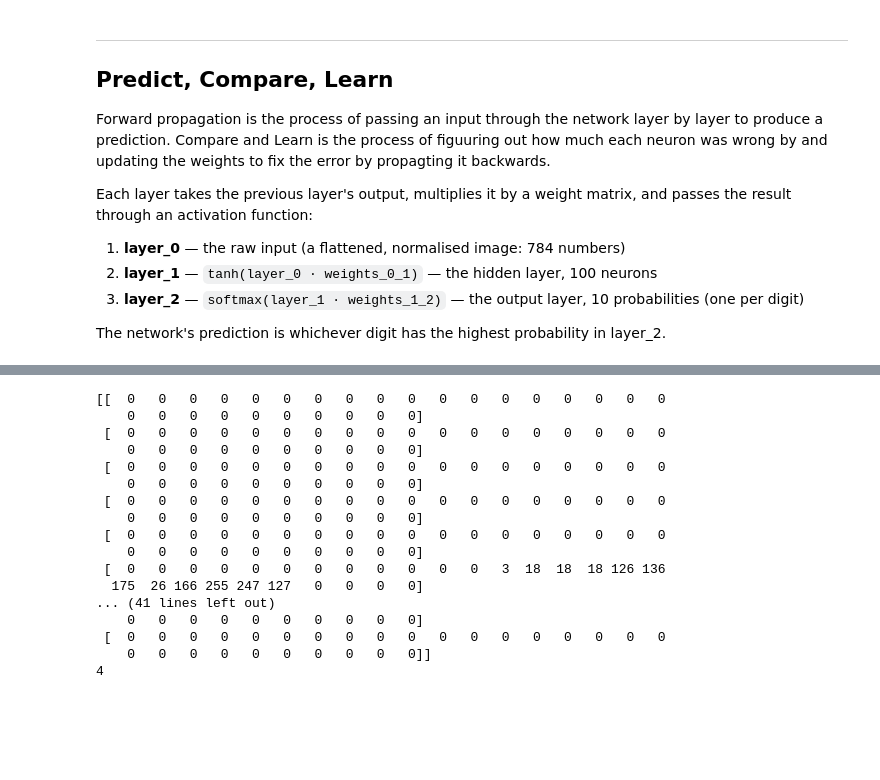
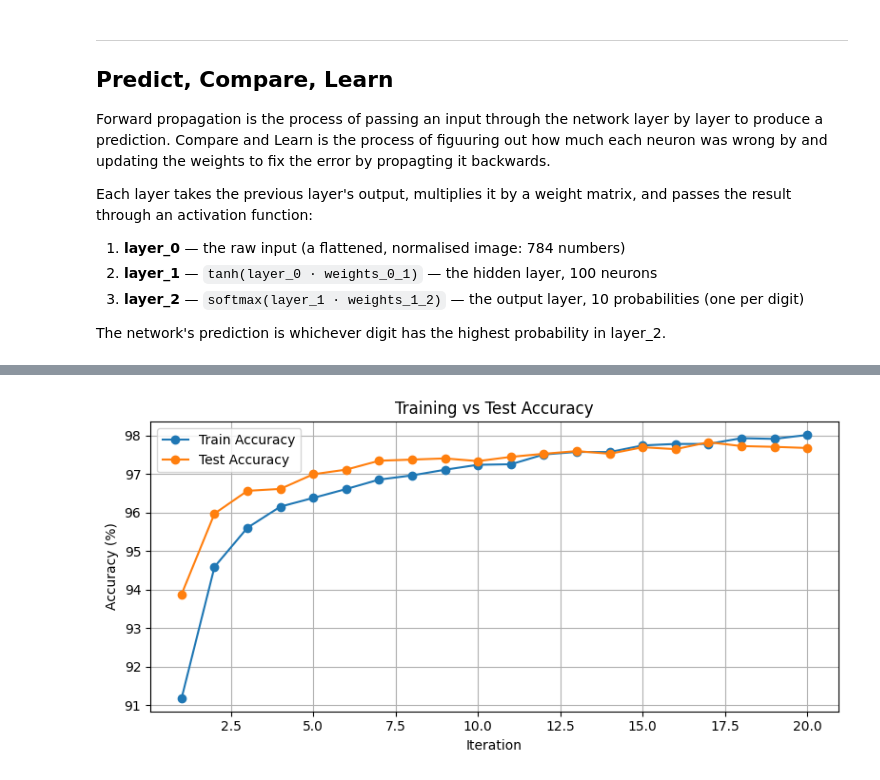
Before and after one commit to JoeHill06/DeepLearningGrokking, a Jupyter notebook: MNIST/main.ipynb, the cells around one changed output, grey strips where cells are left out. Drawn from its saved outputs; the diff is of its cells as text; code cells hidden in the pictures; blank space fills up the shorter version.

```diff
--- a/MNIST/main.ipynb
+++ b/MNIST/main.ipynb
@@ -224,7 +285,7 @@ alpha      = 0.01
 input_size = training_image_height * training_image_width # 784
 hidden_size = 100
 output_size = 10
-iterations = 10
+iterations = 20
 # %% [markdown]
 ---
 ## Activation Functions
@@ -302,8 +363,6 @@ np.random.seed(1)
 
 weights_0_1 = np.random.random((input_size, hidden_size)) * 0.02 - 0.01 # this gives a random matrix (784 x 100) of values -0.01 and 0.01
 weights_1_2 = np.random.random((hidden_size, output_size)) * 0.2 - 0.1 # this gives a random matrix (100 x 10) of values -0.1, 0.1
-
-dropout_mask = (np.random.random((input_size, hidden_size)) < 0.5).astype(int) # could do weights_0_1.shape to get the size because this is always going to match.
 # %% [markdown]
 ---
 ## Predict, Compare, Learn
@@ -327,6 +386,8 @@ train_labels = y_train[0:num_train]
 
 test_images = x_test[0:num_test].reshape(num_test, 28*28) / 255    # flatten and normalise test images
 test_labels = y_test[0:num_test]
+
+train_accs, test_accs = [], []  # track accuracy each iteration for plotting
 
 for iteration in range(iterations):
     error = 0
@@ -345,6 +406,8 @@ for iteration in range(iterations):
 
         # figure out layer_1
         layer_1 = tanh(np.dot(layer_0, weights_0_1))  # (1, 100)
+        dropout_mask = (np.random.random((1, 100)) < 0.75).astype(int)  # keep 80% of neurons
+        layer_1 *= dropout_mask
 
         # figure out layer_2
         layer_2 = softmax(np.dot(layer_1, weights_1_2))  # (1, 10)
@@ -361,6 +424,7 @@ for iteration in range(iterations):
         layer_2_delta = errors
         layer_1_delta = layer_2_delta.dot(weights_1_2.T)  # (1, 100)
         layer_1_delta *= tanh_deriv(layer_1)
+        layer_1_delta *= dropout_mask  # dont update unused nodes
 
         # update weights
         weights_1_2 -= alpha * layer_1.T.dot(layer_2_delta)
@@ -378,5 +442,10 @@ for iteration in range(iterations):
         prediction = np.argmax(layer_2)
         test_correct += int(prediction == test_labels[i])
 
-    print(f"Iter: {iteration+1:3d} | Train Acc: {correct_count/len(train_images)*100:.1f}% | Test Acc: {test_correct/len(test_images)*100:.1f}% | Train Err: {error:.3f} | Test Err: {test_error:.3f}")
+    train_acc = correct_count / len(train_images) * 100
+    test_acc  = test_correct  / len(test_images)  * 100
+    train_accs.append(train_acc)
+    test_accs.append(test_acc)
+
+    print(f"Iter: {iteration+1:3d} | Train Acc: {train_acc:.1f}% | Test Acc: {test_acc:.1f}% | Train Err: {error:.3f} | Test Err: {test_error:.3f}")
 # %% [output]
@@ -393,21 +472,5 @@ Iter:  10 | Train Acc: 99.8% | Test Acc: 97.7% | Train Err: 275.720 | Test Err:
-# %%
-print(x_train[0])
-print(y_train[2])
-# %% [output]
-[[  0   0   0   0   0   0   0   0   0   0   0   0   0   0   0   0   0   0
-    0   0   0   0   0   0   0   0   0   0]
- [  0   0   0   0   0   0   0   0   0   0   0   0   0   0   0   0   0   0
-    0   0   0   0   0   0   0   0   0   0]
- [  0   0   0   0   0   0   0   0   0   0   0   0   0   0   0   0   0   0
-    0   0   0   0   0   0   0   0   0   0]
- [  0   0   0   0   0   0   0   0   0   0   0   0   0   0   0   0   0   0
-    0   0   0   0   0   0   0   0   0   0]
- [  0   0   0   0   0   0   0   0   0   0   0   0   0   0   0   0   0   0
-    0   0   0   0   0   0   0   0   0   0]
- [  0   0   0   0   0   0   0   0   0   0   0   0   3  18  18  18 126 136
-  175  26 166 255 247 127   0   0   0   0]
-... (41 lines left out)
-    0   0   0   0   0   0   0   0   0   0]
- [  0   0   0   0   0   0   0   0   0   0   0   0   0   0   0   0   0   0
-    0   0   0   0   0   0   0   0   0   0]]
-4
+# %%
+# Plot Accuracy Curve
+plot_accuracy(train_accs, test_accs)
+# %% [output]
+[figure, added]
```
Also changed, not shown: parts of 3 cells of this notebook.
